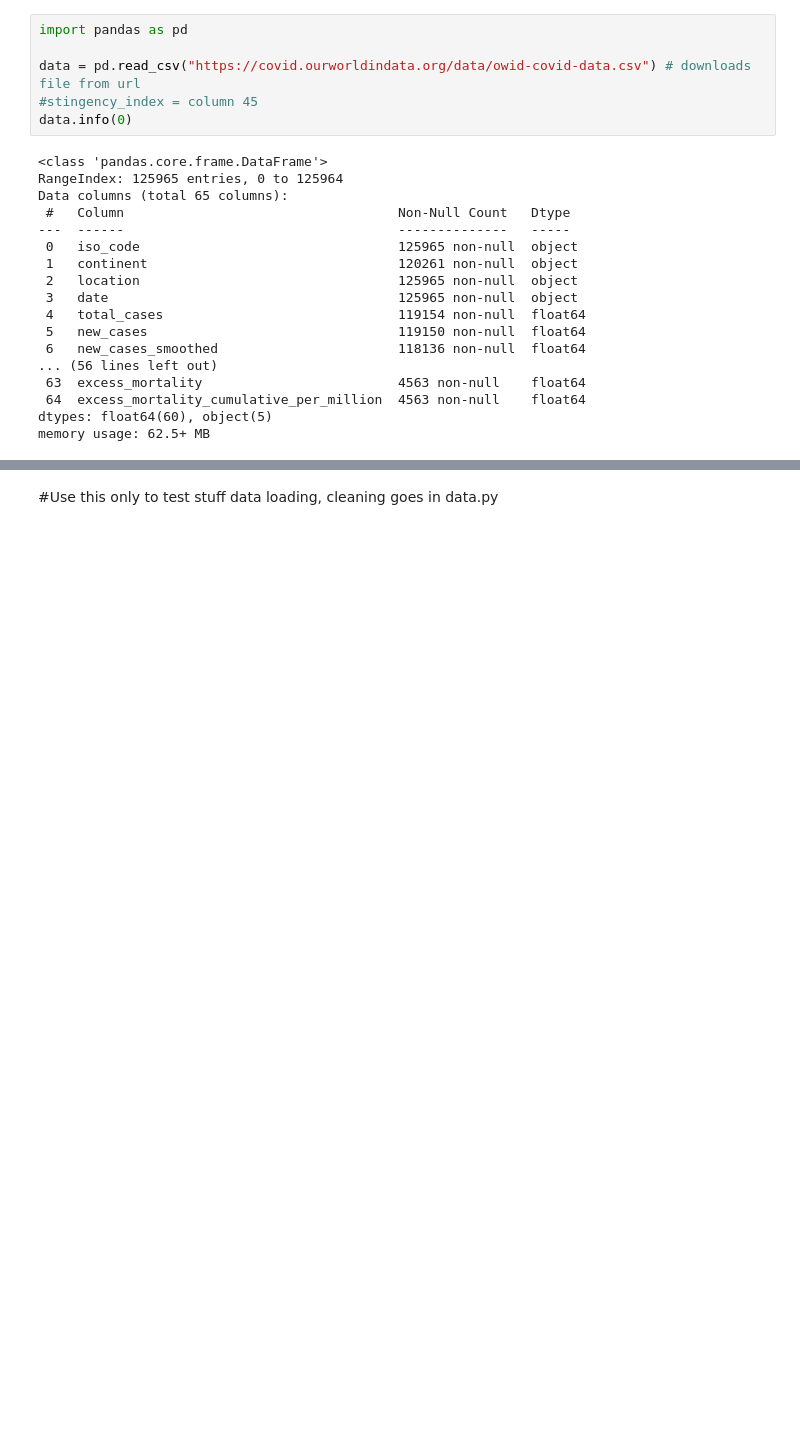
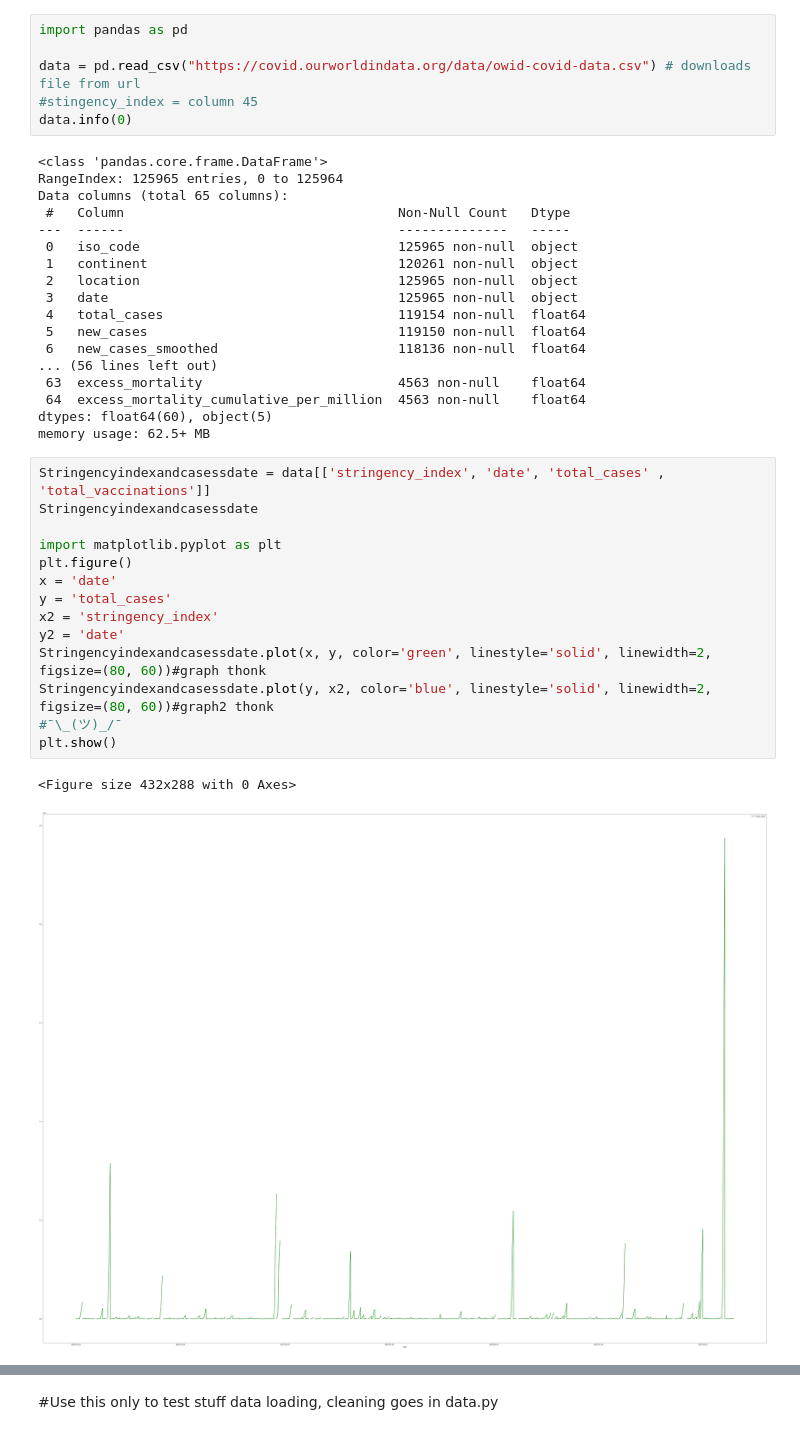
Before and after one commit to Wuodan3/INFOMDSS, a Jupyter notebook: INFOMDSS Team 15.ipynb, the cells around one changed output, grey strips where cells are left out. Drawn from its saved outputs; the diff is of its cells as text; blank space fills up the shorter version.

Commit message:
test with data and graphs

```diff
--- a/INFOMDSS Team 15.ipynb
+++ b/INFOMDSS Team 15.ipynb
@@ -38,3 +38,20 @@ Data columns (total 65 columns):
  64  excess_mortality_cumulative_per_million  4563 non-null    float64
 dtypes: float64(60), object(5)
 memory usage: 62.5+ MB
+# %%
+Stringencyindexandcasessdate = data[['stringency_index', 'date', 'total_cases' , 'total_vaccinations']]
+Stringencyindexandcasessdate
+
+import matplotlib.pyplot as plt
+plt.figure()
+x = 'date'
+y = 'total_cases'
+x2 = 'stringency_index'
+y2 = 'date'
+Stringencyindexandcasessdate.plot(x, y, color='green', linestyle='solid', linewidth=2, figsize=(80, 60))#graph thonk
+Stringencyindexandcasessdate.plot(y, x2, color='blue', linestyle='solid', linewidth=2, figsize=(80, 60))#graph2 thonk
+#¯\_(ツ)_/¯
+plt.show()
+# %% [output]
+<Figure size 432x288 with 0 Axes>
+[figure, added]
```
Also changed, not shown: parts of 1 cell of this notebook.
